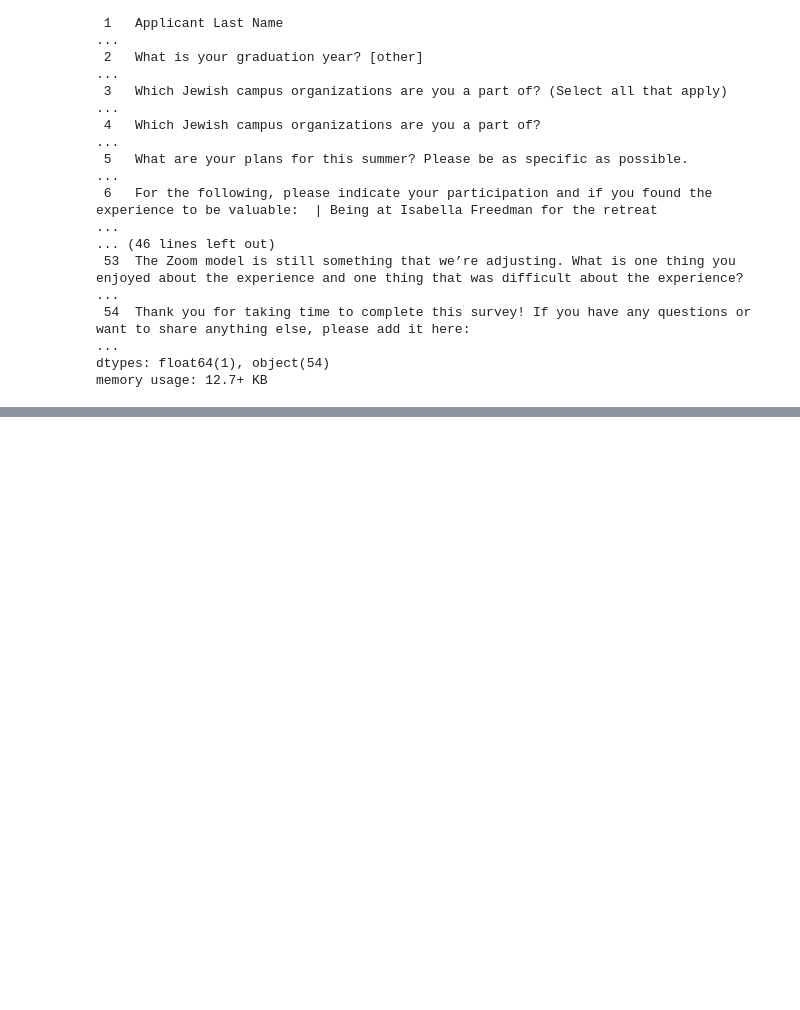
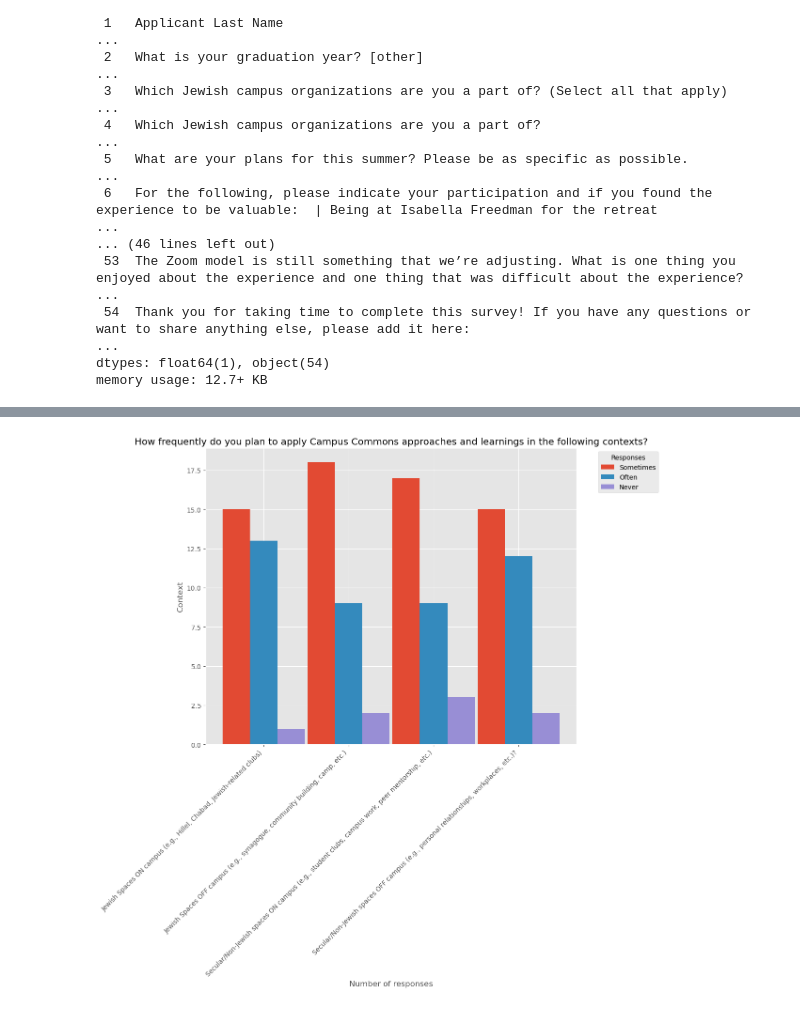
Before and after one commit to LDeYoung17/the-bronfman-fellowship, a Jupyter notebook: eda.ipynb, the cells around one changed output, grey strips where cells are left out. Cells and saved outputs as stored; diff of their text form; code cells hidden in the pictures; blank space fills up the shorter version.

```diff
--- a/eda.ipynb
+++ b/eda.ipynb
@@ -123,0 +156,7 @@ value_column_rename = [
+# %%
+context_rename = [
+    'Jewish Spaces ON campus (e.g., Hillel, Chabad, Jewish-related clubs)',
+    'Jewish Spaces OFF campus (e.g., synagogue, community building, camp, etc.)',
+    'Secular/Non-Jewish spaces ON campus (e.g., student clubs, campus work, peer mentorship, etc.)',
+    'Secular/Non-Jewish spaces OFF campus (e.g., personal relationships, workplaces, etc.)?'
+]
@@ -128,0 +207,5 @@ df_value = pd.concat([
+# %%
+df_context = pd.concat([
+    df_survey[col].value_counts(dropna=False).rename(col)
+    for col in df_survey[context_rename]  # replace with your list of question columns
+], axis=1).fillna(0).astype(int).T
@@ -128,0 +328,31 @@ df_value = pd.concat([
+# %%
+# Add labels and title
+n_groups = len(df_context)
+n_bars = len(df_context.columns)  # number of unique responses
+bar_width = 2
+gap = 0.2  # space between groups
+
+# X locations for groups
+indices = np.arange(n_groups) * (n_bars * bar_width + gap)
+
+# Create the plot
+fig, ax = plt.subplots(figsize=(12, 12))
+
+# Plot each response type
+for i, response in enumerate(df_context.columns):
+    x = indices + i * bar_width
+    ax.bar(x, df_context[response], width=bar_width, label=response)
+
+# Ticks and labels
+ax.set_xticks(indices + (n_bars * bar_width) / 2 - bar_width / 2)
+ax.set_xticklabels(df_context.index, rotation=45, ha='right')
+
+#ax.set_ylim(10)
+ax.set_xlabel('Number of responses')
+ax.set_ylabel('Context')
+ax.set_title('How frequently do you plan to apply Campus Commons approaches and learnings in the following contexts?')
+ax.legend(title='Responses', bbox_to_anchor=(1.05, 1), loc='upper left')
+plt.tight_layout()
+plt.show()
+# %% [output]
+[figure, added]
```
Also changed, not shown: parts of 41 cells of this notebook.
